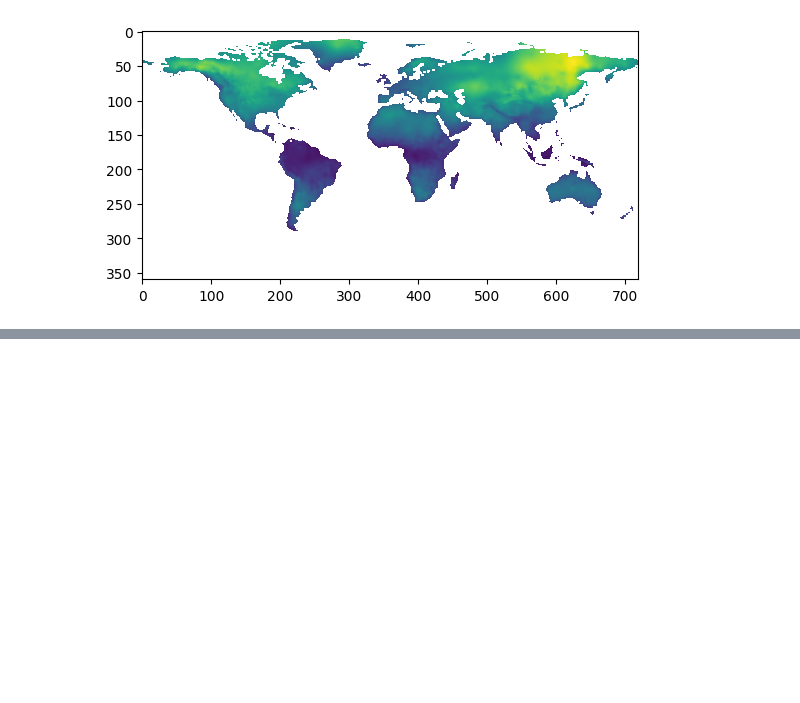
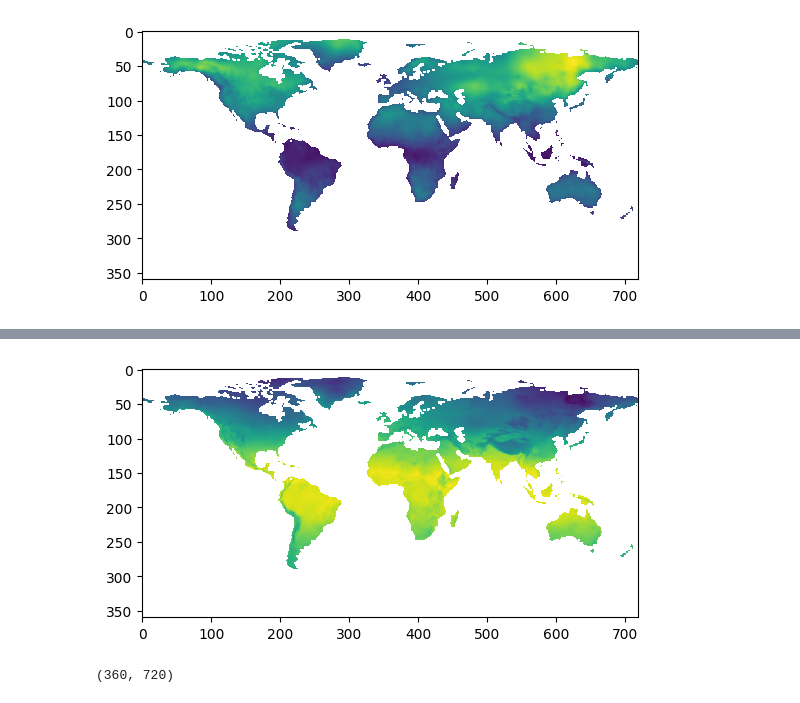
Before and after one commit to dadavie/planetary_garden, a Jupyter notebook: notebooks/Notebook_DavidSchildberger.ipynb, the cells around one changed output, grey strips where cells are left out. Cells and saved outputs as stored; diff of their text form; code cells hidden in the pictures; blank space fills up the shorter version.

```diff
--- a/notebooks/Notebook_DavidSchildberger.ipynb
+++ b/notebooks/Notebook_DavidSchildberger.ipynb
@@ -647,0 +666,28 @@ def bio_8(year):
+# %%
+## BIO11 = Mean Temperature of Coldest Quarter
+def bio_11(year):
+    data_wet = open_netcdf(get_filename('tmn'))
+    data_tmp = open_netcdf(get_filename('tmp'))
+
+    year_in_month = (year-1901)*12
+
+    temp_wet =  data_wet.variables['tmn'][year_in_month:year_in_month+12,:,:].data
+
+    li_temp = []
+    for i in range(0,11,3):
+        li_temp.append(np.sum(temp_wet[i:i+3], axis=0))
+    li_temp = np.array(li_temp)
+    min_ind = np.argmin(li_temp, axis=0)
+
+    li_q_t = []
+    for i in range(0,11,3):
+        li_q_t.append(np.mean(data_tmp.variables['tmp'][year_in_month+i:year_in_month+i+3,:,:].data, axis=0))
+
+    li_q_t = np.array(li_q_t)
+
+    res = np.choose(min_ind, li_q_t)
+    res[res > 50000] = np.nan
+    res = np.flip(res,0)
+    return res
+# %%
+b11 = bio_11(1980)
@@ -647,0 +698,4 @@ def bio_8(year):
+# %%
+plt.imshow(b11);
+# %% [output]
+[figure, added]
@@ -647,0 +716,4 @@ def bio_8(year):
+# %%
+b12.shape
+# %% [output]
+(360, 720)
```
Also changed, not shown: parts of 77 cells of this notebook.
